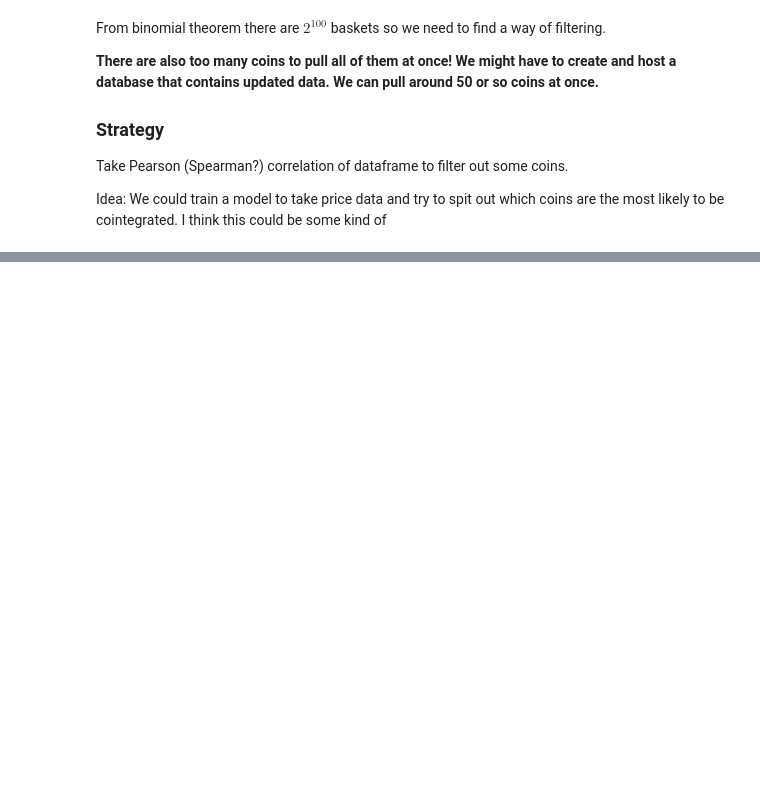
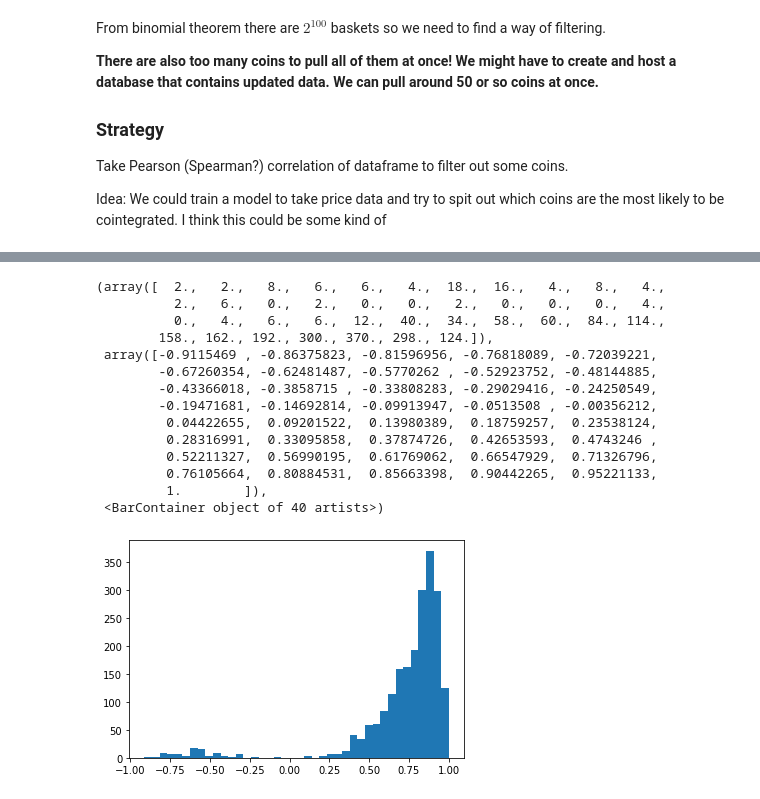
Before and after one commit to jcanedo279/cointegridy, a Jupyter notebook: src/cointegration.ipynb, the cells around one changed output, grey strips where cells are left out. Cells and saved outputs as stored; diff of their text form; code cells hidden in the pictures; blank space fills up the shorter version.

```diff
--- a/src/cointegration.ipynb
+++ b/src/cointegration.ipynb
@@ -312,0 +321,13 @@ corr
+# %%
+
+print("Verifying coin price stationarity...")
+coins = []
+for coin_name in data:
+    coin = Coin(coin_name)
+    result = coin.is_good(data[coin_name], start_date, end_date)
+    if result:
+        coins.append(coin)
+    else:
+        print(coin_name, "is not I(1)")
+
+print([coin.name_ for coin in coins], " are stationary \n")
@@ -312,0 +341,24 @@ corr
+# %%
+coinNames = [coin.name_ for coin in coins]
+
+df = data[coinNames].corr()
+
+corrList = df.values.flatten()
+# %%
+plt.hist(corrList,bins=40)
+# %% [output]
+(array([  2.,   2.,   8.,   6.,   6.,   4.,  18.,  16.,   4.,   8.,   4.,
+          2.,   6.,   0.,   2.,   0.,   0.,   2.,   0.,   0.,   0.,   4.,
+          0.,   4.,   6.,   6.,  12.,  40.,  34.,  58.,  60.,  84., 114.,
+        158., 162., 192., 300., 370., 298., 124.]),
+ array([-0.9115469 , -0.86375823, -0.81596956, -0.76818089, -0.72039221,
+        -0.67260354, -0.62481487, -0.5770262 , -0.52923752, -0.48144885,
+        -0.43366018, -0.3858715 , -0.33808283, -0.29029416, -0.24250549,
+        -0.19471681, -0.14692814, -0.09913947, -0.0513508 , -0.00356212,
+         0.04422655,  0.09201522,  0.13980389,  0.18759257,  0.23538124,
+         0.28316991,  0.33095858,  0.37874726,  0.42653593,  0.4743246 ,
+         0.52211327,  0.56990195,  0.61769062,  0.66547929,  0.71326796,
+         0.76105664,  0.80884531,  0.85663398,  0.90442265,  0.95221133,
+         1.        ]),
+ <BarContainer object of 40 artists>)
+[figure, added]
```
Also changed, not shown: parts of 13 cells of this notebook, 7 other files.
